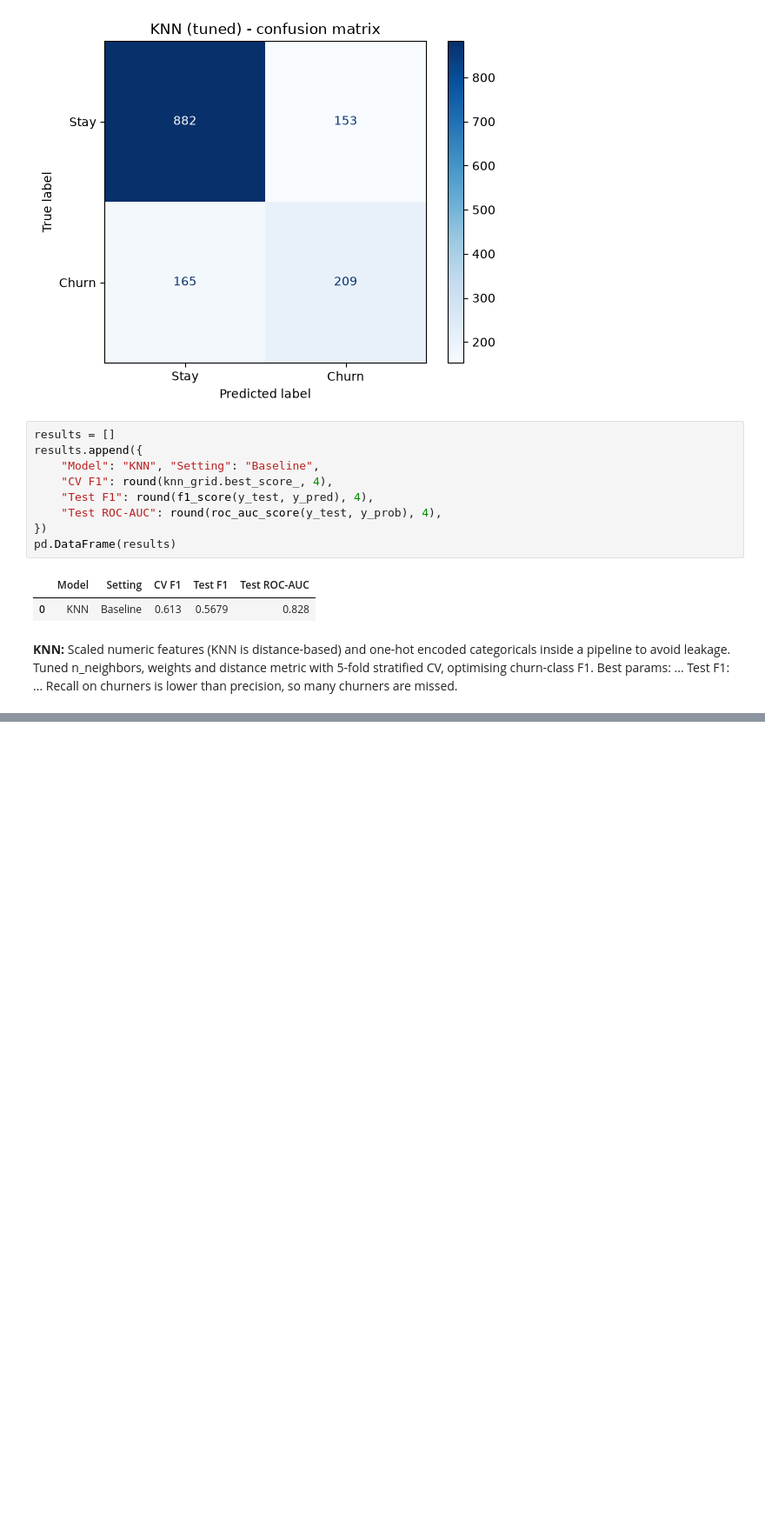
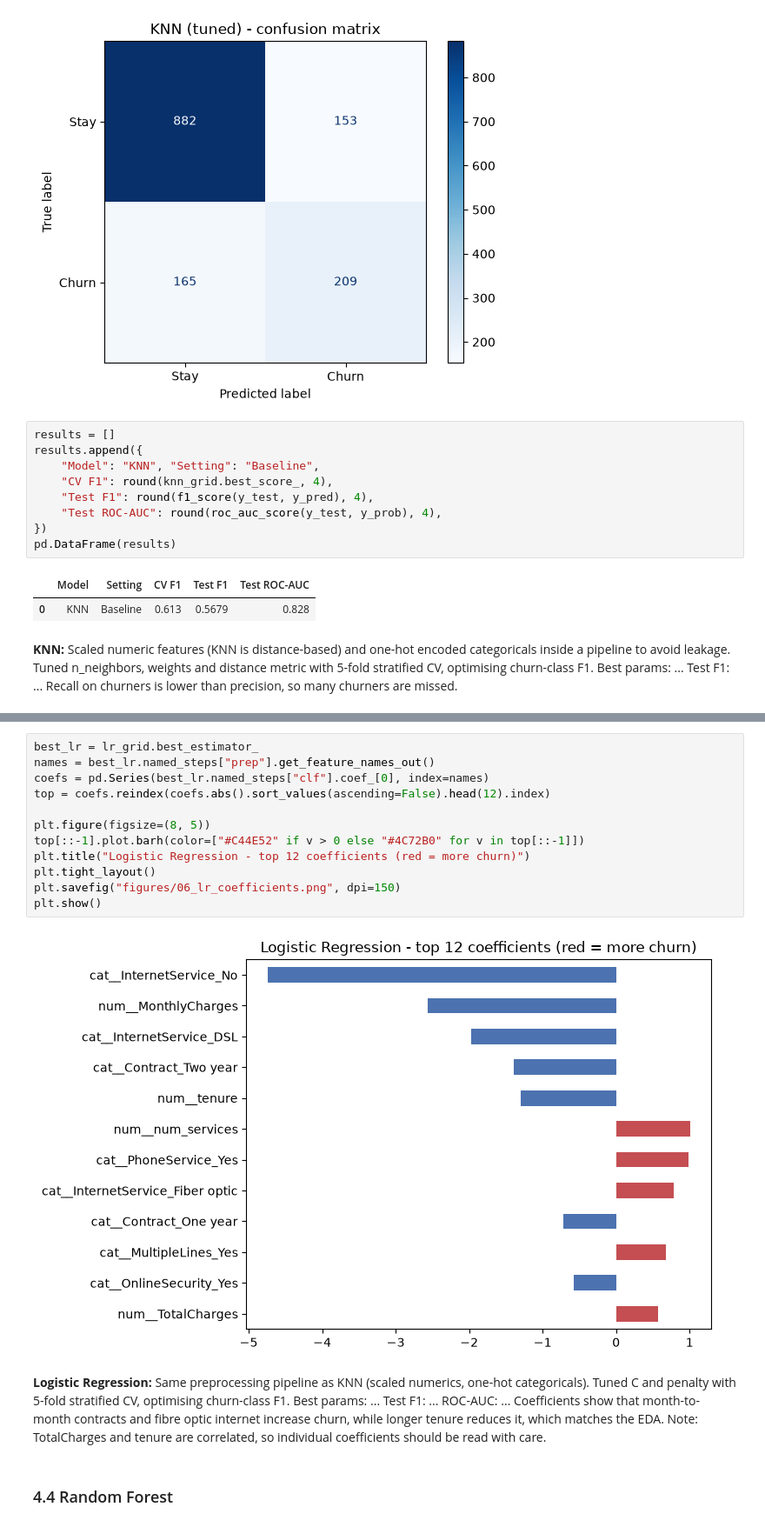
Before and after one commit to urmaneeshjayawardena/telco-churn, a Jupyter notebook: churn_classification.ipynb, the cells around one changed output, grey strips where cells are left out. Shown at 87% size. Saved outputs shown, nothing was run; the diff lists cells and outputs as text; blank space fills up the shorter version.

```diff
--- a/churn_classification.ipynb
+++ b/churn_classification.ipynb
@@ -290,0 +359,18 @@ pd.DataFrame(results)
+# %%
+best_lr = lr_grid.best_estimator_
+names = best_lr.named_steps["prep"].get_feature_names_out()
+coefs = pd.Series(best_lr.named_steps["clf"].coef_[0], index=names)
+top = coefs.reindex(coefs.abs().sort_values(ascending=False).head(12).index)
+
+plt.figure(figsize=(8, 5))
+top[::-1].plot.barh(color=["#C44E52" if v > 0 else "#4C72B0" for v in top[::-1]])
+plt.title("Logistic Regression - top 12 coefficients (red = more churn)")
+plt.tight_layout()
+plt.savefig("figures/06_lr_coefficients.png", dpi=150)
+plt.show()
+# %% [output]
+[figure, added]
+# %% [markdown]
+**Logistic Regression:** Same preprocessing pipeline as KNN (scaled numerics, one-hot categoricals). Tuned C and penalty with 5-fold stratified CV, optimising churn-class F1. Best params: ... Test F1: ... ROC-AUC: ... Coefficients show that month-to-month contracts and fibre optic internet increase churn, while longer tenure reduces it, which matches the EDA. Note: TotalCharges and tenure are correlated, so individual coefficients should be read with care.
+# %% [markdown]
+### 4.4 Random Forest
```
Also changed, not shown: parts of 13 cells of this notebook, 2 other files.
